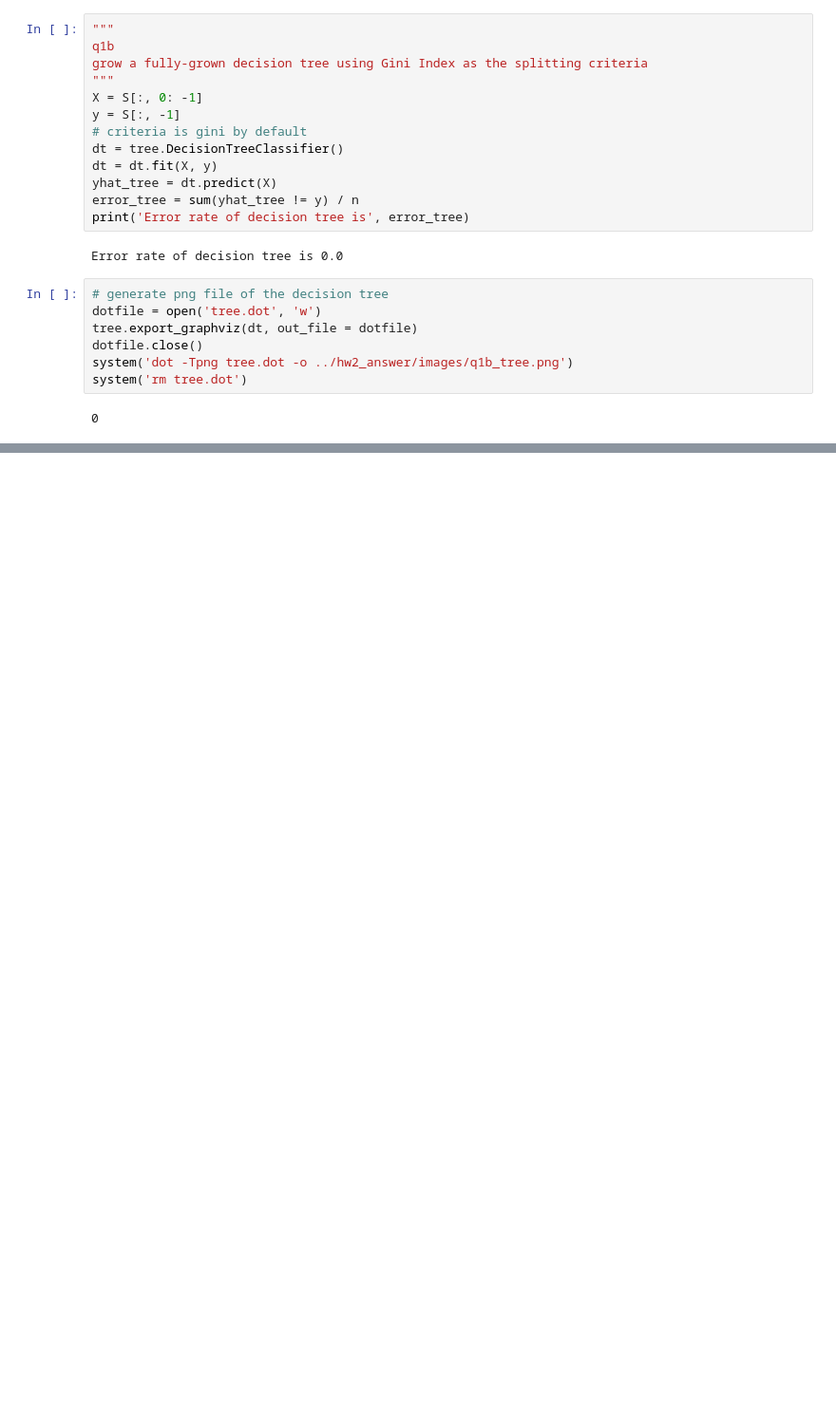
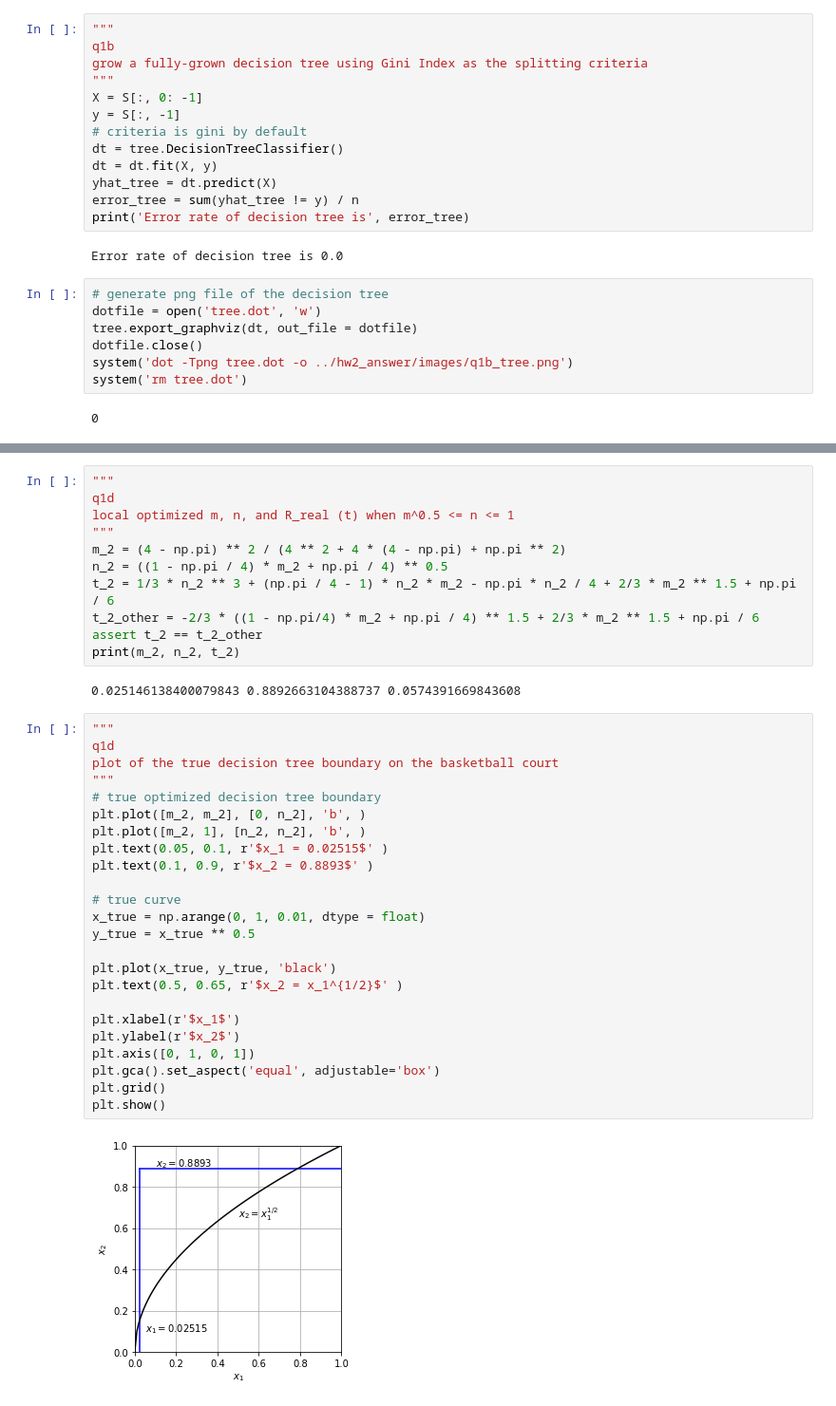
Before and after one commit to YilinGao/ML_assignments, a Jupyter notebook: hw2/hw2_code/q1.ipynb, the cells around one changed output, grey strips where cells are left out. Shown: that part at 95% size. Saved outputs shown, nothing was run; the diff lists cells and outputs as text; blank space fills up the shorter version.

```diff
--- a/hw2/hw2_code/q1.ipynb
+++ b/hw2/hw2_code/q1.ipynb
@@ -206,0 +260,39 @@ plt.show()
+# %%
+"""
+q1d
+local optimized m, n, and R_real (t) when m^0.5 <= n <= 1
+"""
+m_2 = (4 - np.pi) ** 2 / (4 ** 2 + 4 * (4 - np.pi) + np.pi ** 2)
+n_2 = ((1 - np.pi / 4) * m_2 + np.pi / 4) ** 0.5
+t_2 = 1/3 * n_2 ** 3 + (np.pi / 4 - 1) * n_2 * m_2 - np.pi * n_2 / 4 + 2/3 * m_2 ** 1.5 + np.pi / 6
+t_2_other = -2/3 * ((1 - np.pi/4) * m_2 + np.pi / 4) ** 1.5 + 2/3 * m_2 ** 1.5 + np.pi / 6
+assert t_2 == t_2_other
+print(m_2, n_2, t_2)
+# %% [output]
+0.025146138400079843 0.8892663104388737 0.0574391669843608
+# %%
+"""
+q1d
+plot of the true decision tree boundary on the basketball court
+"""
+# true optimized decision tree boundary
+plt.plot([m_2, m_2], [0, n_2], 'b', )
+plt.plot([m_2, 1], [n_2, n_2], 'b', )
+plt.text(0.05, 0.1, r'$x_1 = 0.02515$' )
+plt.text(0.1, 0.9, r'$x_2 = 0.8893$' )
+
+# true curve
+x_true = np.arange(0, 1, 0.01, dtype = float)
+y_true = x_true ** 0.5
+
+plt.plot(x_true, y_true, 'black')
+plt.text(0.5, 0.65, r'$x_2 = x_1^{1/2}$' )
+
+plt.xlabel(r'$x_1$')
+plt.ylabel(r'$x_2$')
+plt.axis([0, 1, 0, 1])
+plt.gca().set_aspect('equal', adjustable='box')
+plt.grid()
+plt.show()
+# %% [output]
+[figure, added]
```
Also changed, not shown: parts of 8 cells of this notebook, 8 other files.
